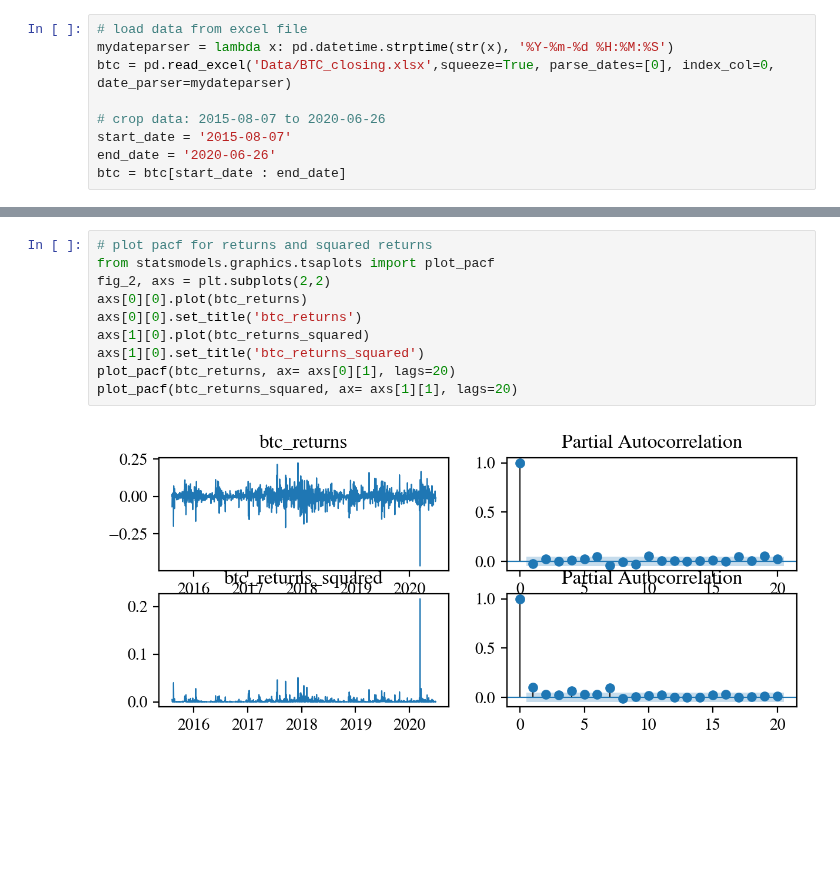
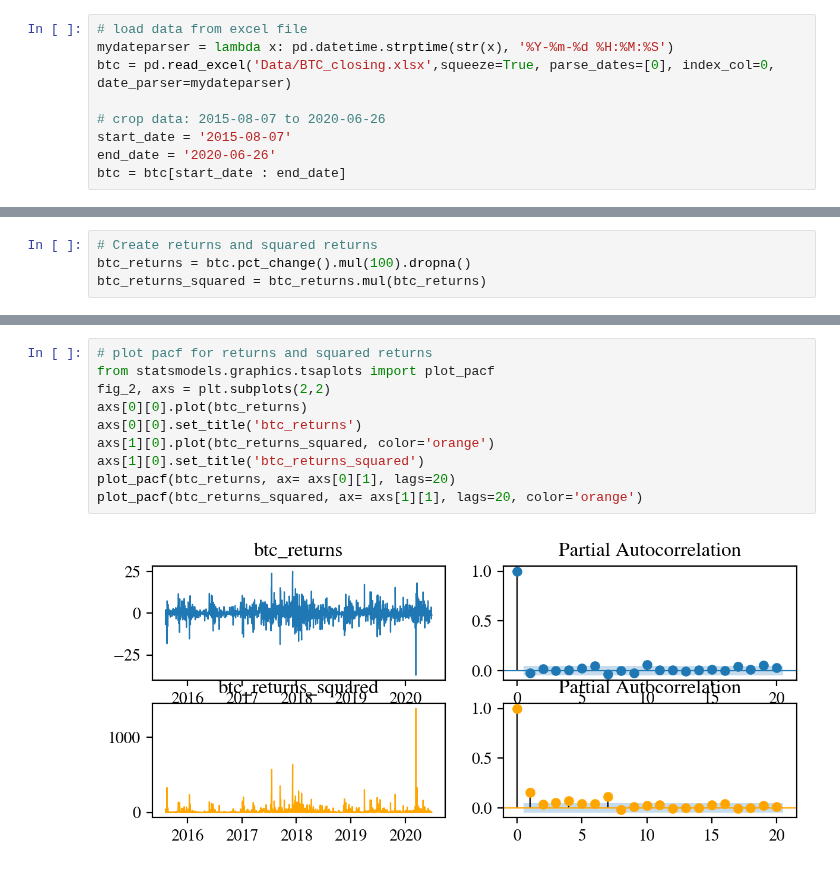
Before and after one commit to jochenmadler/BA_TimeSeriesAnalysis, a Jupyter notebook: M3.ipynb, the cells around one changed output, grey strips where cells are left out. Cells and saved outputs as stored; diff of their text form; blank space fills up the shorter version.

Commit message:
19: almost finished M3 (volatility prediction not right and Heteroscedasticity test missing). Also, returns must me calculated newly on M2

```diff
--- a/M3.ipynb
+++ b/M3.ipynb
@@ -41,0 +30,4 @@ plt.legend(loc='upper left')
+# %%
+# Create returns and squared returns
+btc_returns = btc.pct_change().mul(100).dropna()
+btc_returns_squared = btc_returns.mul(btc_returns)
@@ -42,12 +53,12 @@ plt.legend(loc='upper left')
 # %%
 # plot pacf for returns and squared returns
 from statsmodels.graphics.tsaplots import plot_pacf
 fig_2, axs = plt.subplots(2,2)
 axs[0][0].plot(btc_returns)
 axs[0][0].set_title('btc_returns')
-axs[1][0].plot(btc_returns_squared)
+axs[1][0].plot(btc_returns_squared, color='orange')
 axs[1][0].set_title('btc_returns_squared')
 plot_pacf(btc_returns, ax= axs[0][1], lags=20)
-plot_pacf(btc_returns_squared, ax= axs[1][1], lags=20)
+plot_pacf(btc_returns_squared, ax= axs[1][1], lags=20, color='orange')
 # %% [output]
-[figure, old version]
+[figure, new version]
```
Also changed, not shown: parts of 10 cells of this notebook, 1 other file.
